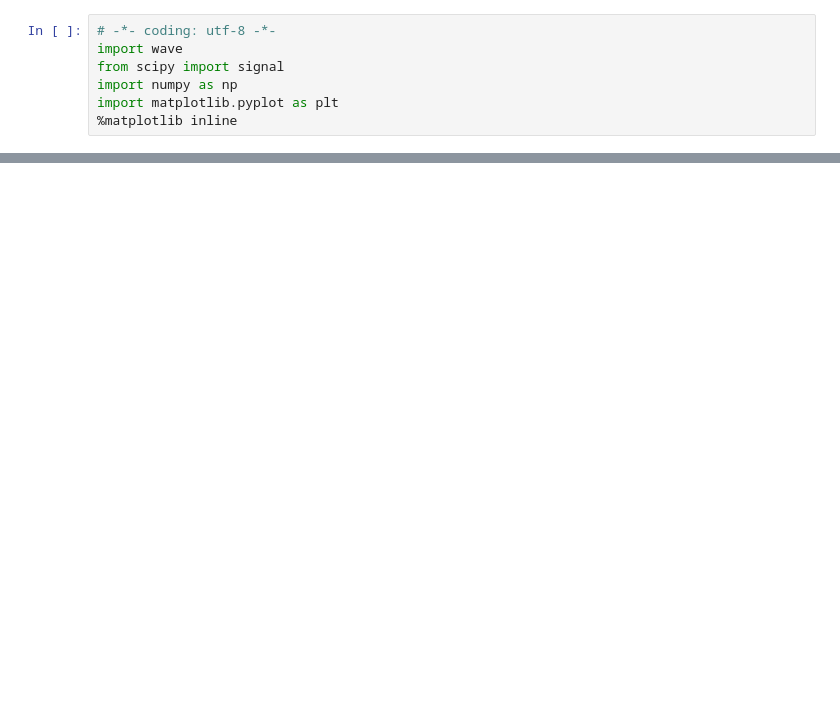
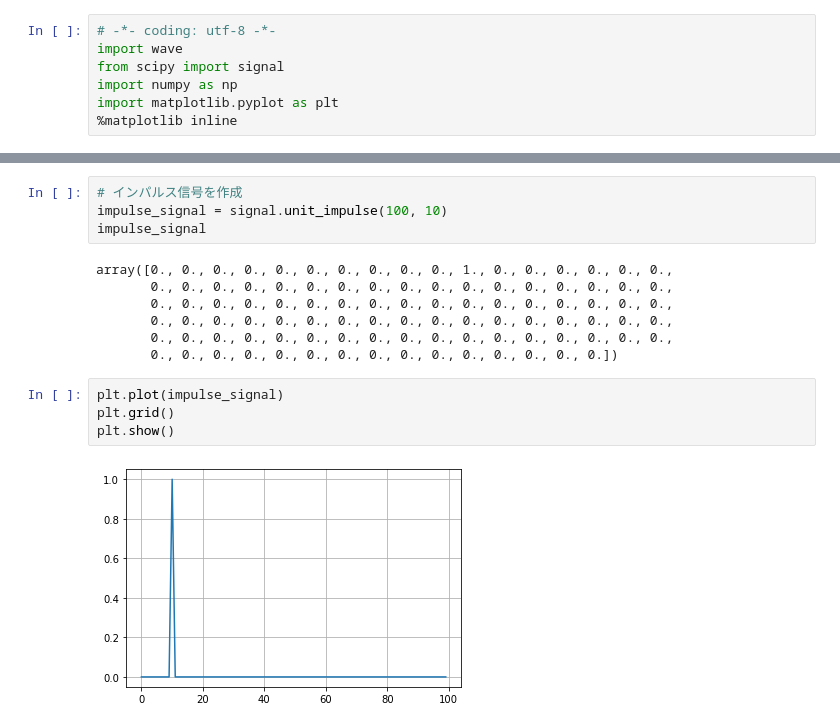
Before and after one commit to Kentkn192837/Cyokaku, a Jupyter notebook: no3.ipynb, the cells around one changed output, grey strips where cells are left out. Drawn from its saved outputs; the diff is of its cells as text; blank space fills up the shorter version.

Commit message:
インパルス信号

```diff
--- a/no3.ipynb
+++ b/no3.ipynb
@@ -85,0 +88,17 @@ for delay in delay_list:
+# %%
+# インパルス信号を作成
+impulse_signal = signal.unit_impulse(100, 10)
+impulse_signal
+# %% [output]
+array([0., 0., 0., 0., 0., 0., 0., 0., 0., 0., 1., 0., 0., 0., 0., 0., 0.,
+       0., 0., 0., 0., 0., 0., 0., 0., 0., 0., 0., 0., 0., 0., 0., 0., 0.,
+       0., 0., 0., 0., 0., 0., 0., 0., 0., 0., 0., 0., 0., 0., 0., 0., 0.,
+       0., 0., 0., 0., 0., 0., 0., 0., 0., 0., 0., 0., 0., 0., 0., 0., 0.,
+       0., 0., 0., 0., 0., 0., 0., 0., 0., 0., 0., 0., 0., 0., 0., 0., 0.,
+       0., 0., 0., 0., 0., 0., 0., 0., 0., 0., 0., 0., 0., 0., 0.])
+# %%
+plt.plot(impulse_signal)
+plt.grid()
+plt.show()
+# %% [output]
+[figure, added]
```
Also changed, not shown: parts of 5 cells of this notebook.
